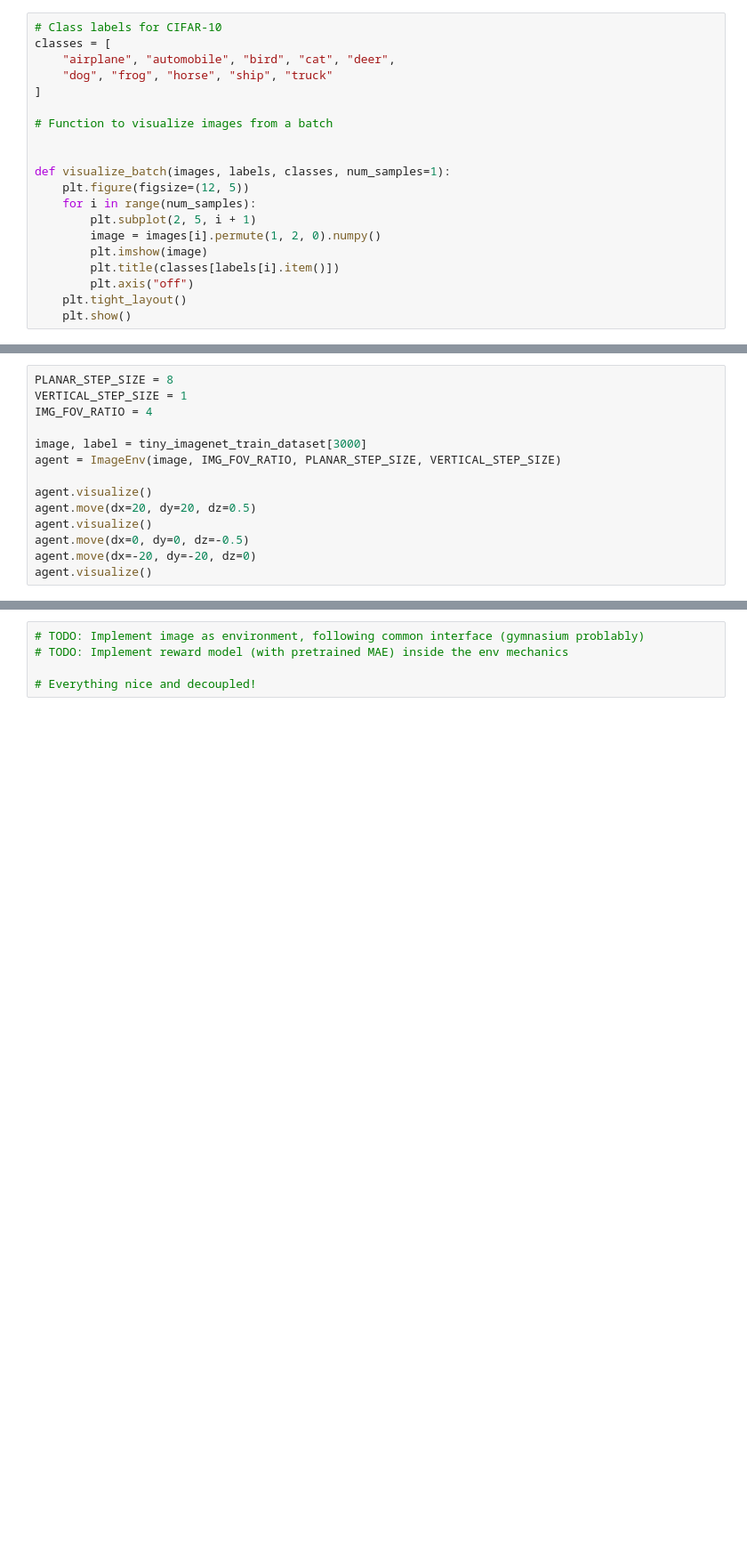
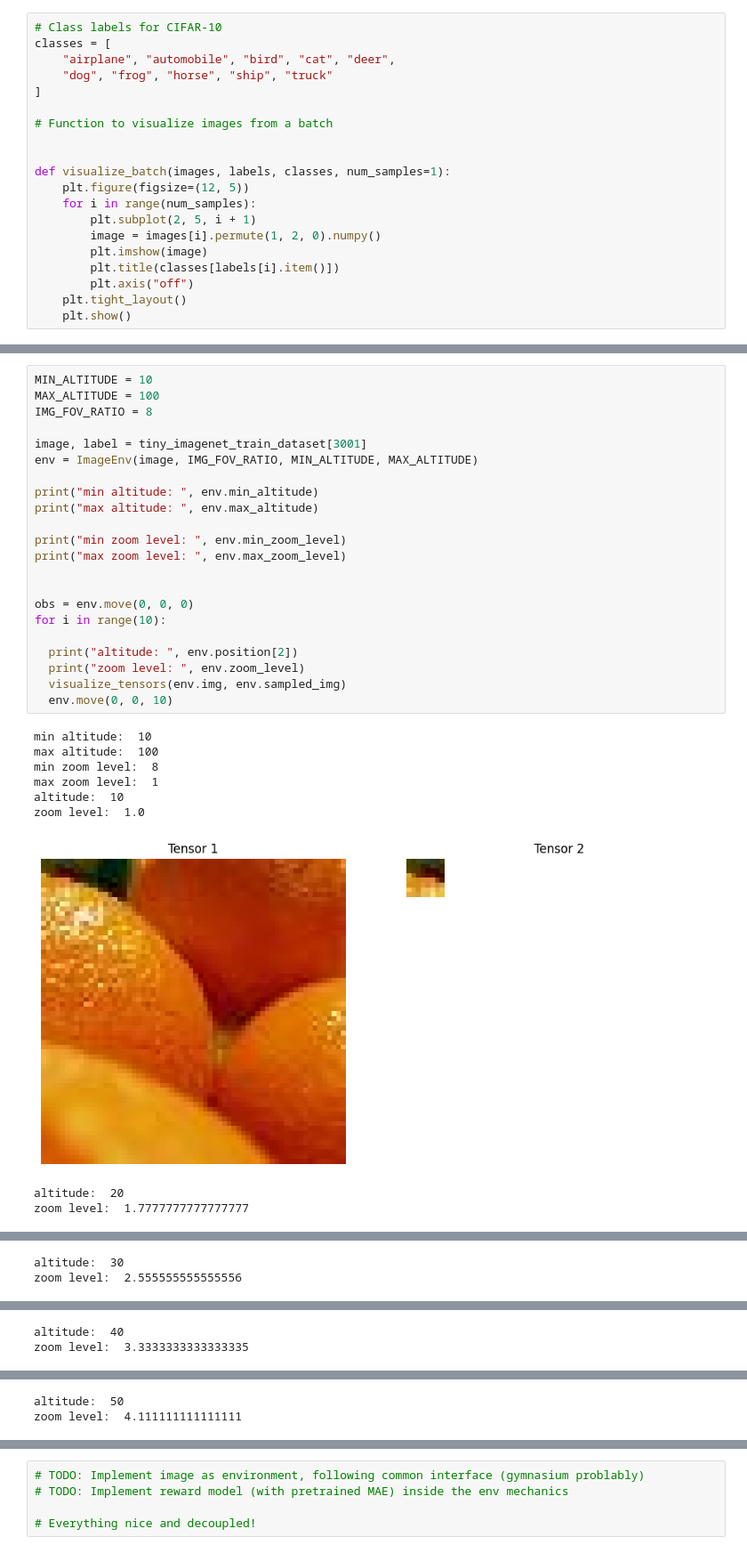
Before and after one commit to tcouso/uav_active_sensing, a Jupyter notebook: notebooks/3.01-explore-image.ipynb, the cells around one changed output, grey strips where cells are left out. Shown at 89% size. Saved outputs shown, nothing was run; the diff lists cells and outputs as text; blank space fills up the shorter version.

```diff
--- a/notebooks/3.01-explore-image.ipynb
+++ b/notebooks/3.01-explore-image.ipynb
@@ -255,14 +82,0 @@ class ImageEnv:
-# %%
-PLANAR_STEP_SIZE = 8
-VERTICAL_STEP_SIZE = 1
-IMG_FOV_RATIO = 4
-
-image, label = tiny_imagenet_train_dataset[3000]
-agent = ImageEnv(image, IMG_FOV_RATIO, PLANAR_STEP_SIZE, VERTICAL_STEP_SIZE)
-
-agent.visualize()
-agent.move(dx=20, dy=20, dz=0.5)
-agent.visualize()
-agent.move(dx=0, dy=0, dz=-0.5)
-agent.move(dx=-20, dy=-20, dz=0)
-agent.visualize()
@@ -275,0 +218,32 @@ FoV position [0, 0]
+# %%
+MIN_ALTITUDE = 10
+MAX_ALTITUDE = 100
+IMG_FOV_RATIO = 8
+
+image, label = tiny_imagenet_train_dataset[3001]
+env = ImageEnv(image, IMG_FOV_RATIO, MIN_ALTITUDE, MAX_ALTITUDE)
+
+print("min altitude: ", env.min_altitude)
+print("max altitude: ", env.max_altitude)
+
+print("min zoom level: ", env.min_zoom_level)
+print("max zoom level: ", env.max_zoom_level)
+
+
+obs = env.move(0, 0, 0)
+for i in range(10):
+
+  print("altitude: ", env.position[2])
+  print("zoom level: ", env.zoom_level)
+  visualize_tensors(env.img, env.sampled_img)
+  env.move(0, 0, 10)
+# %% [output]
+min altitude:  10
+max altitude:  100
+min zoom level:  8
+max zoom level:  1
+altitude:  10
+zoom level:  1.0
+[figure, added]
+altitude:  20
+zoom level:  1.7777777777777777
@@ -275,0 +251,2 @@ FoV position [0, 0]
+altitude:  30
+zoom level:  2.555555555555556
@@ -275,0 +254,2 @@ FoV position [0, 0]
+altitude:  40
+zoom level:  3.3333333333333335
@@ -275,0 +257,2 @@ FoV position [0, 0]
+altitude:  50
+zoom level:  4.111111111111111
```
Also changed, not shown: parts of 7 cells of this notebook.
